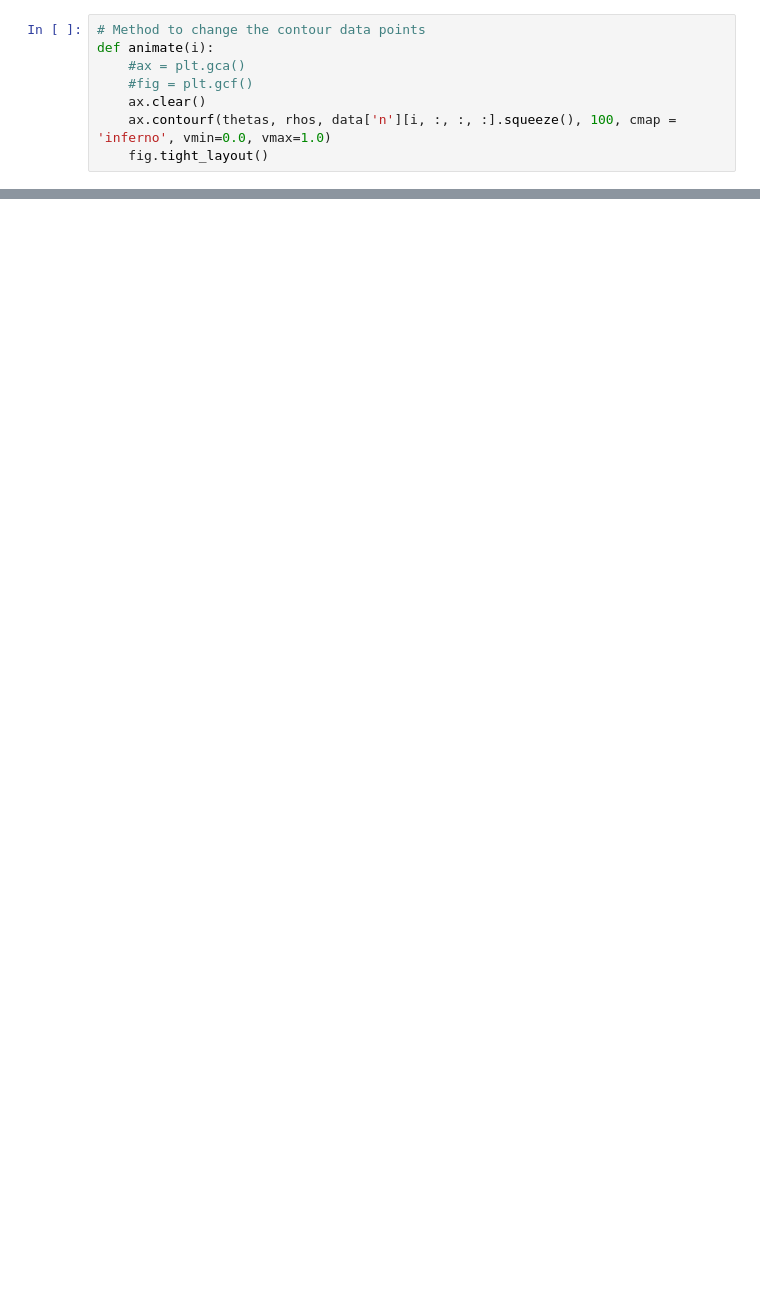
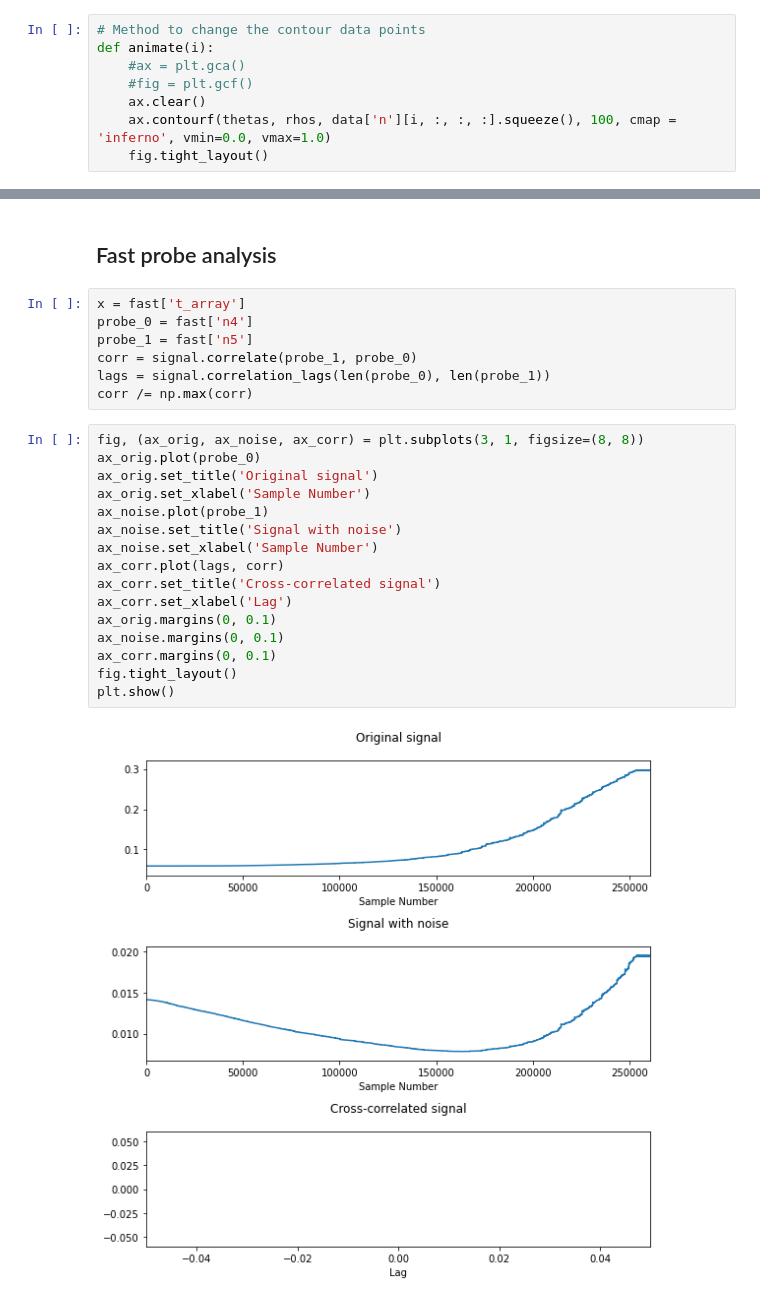
Before and after one commit to runehoejlund/north-simulation, a Jupyter notebook: data_analysis_Asbjorn.ipynb, the cells around one changed output, grey strips where cells are left out. Drawn from its saved outputs; the diff is of its cells as text; blank space fills up the shorter version.

```diff
--- a/data_analysis_Asbjorn.ipynb
+++ b/data_analysis_Asbjorn.ipynb
@@ -192,0 +243,27 @@ MovieWriter ffmpeg unavailable; using Pillow instead.
+# %% [markdown]
+## Fast probe analysis
+# %%
+x = fast['t_array']
+probe_0 = fast['n4']
+probe_1 = fast['n5']
+corr = signal.correlate(probe_1, probe_0)
+lags = signal.correlation_lags(len(probe_0), len(probe_1))
+corr /= np.max(corr)
+# %%
+fig, (ax_orig, ax_noise, ax_corr) = plt.subplots(3, 1, figsize=(8, 8))
+ax_orig.plot(probe_0)
+ax_orig.set_title('Original signal')
+ax_orig.set_xlabel('Sample Number')
+ax_noise.plot(probe_1)
+ax_noise.set_title('Signal with noise')
+ax_noise.set_xlabel('Sample Number')
+ax_corr.plot(lags, corr)
+ax_corr.set_title('Cross-correlated signal')
+ax_corr.set_xlabel('Lag')
+ax_orig.margins(0, 0.1)
+ax_noise.margins(0, 0.1)
+ax_corr.margins(0, 0.1)
+fig.tight_layout()
+plt.show()
+# %% [output]
+[figure, added]
```
Also changed, not shown: parts of 14 cells of this notebook, 1 other file.
